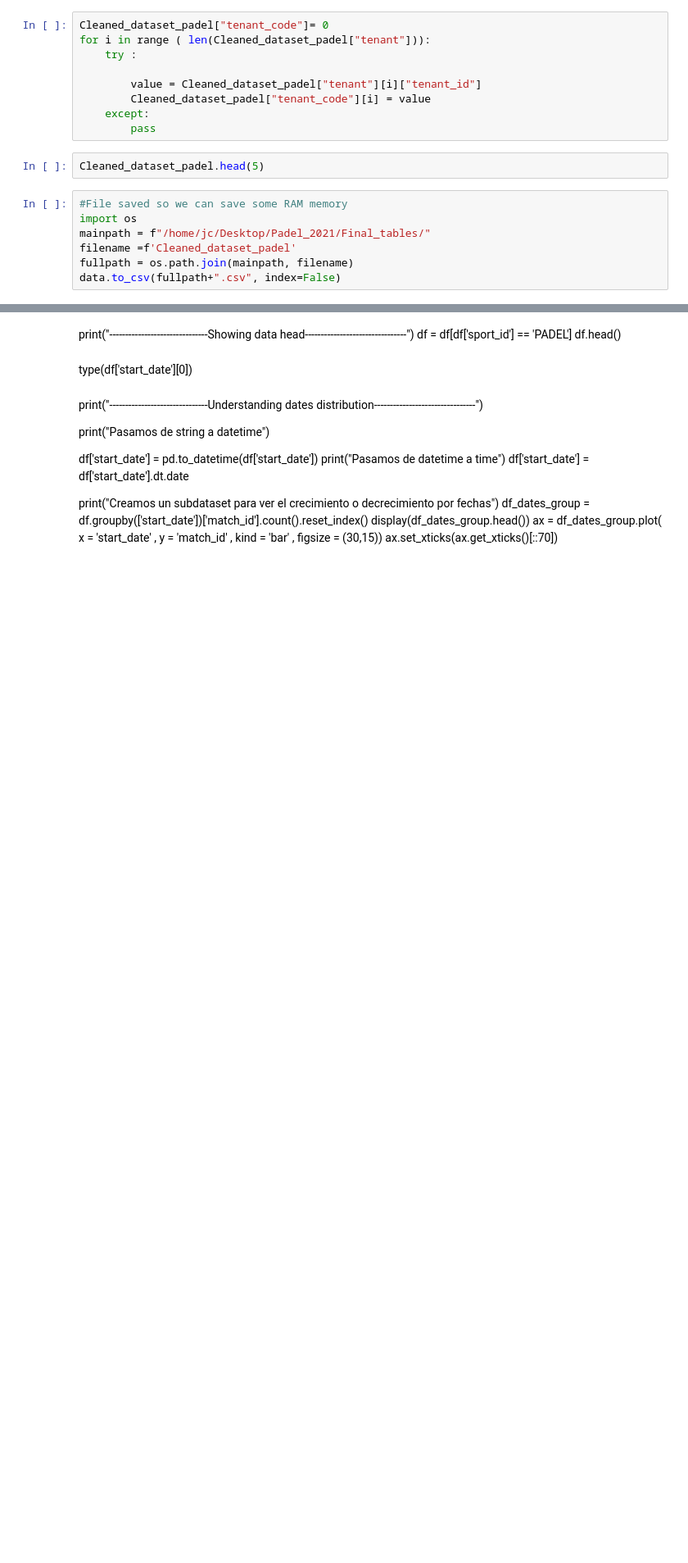
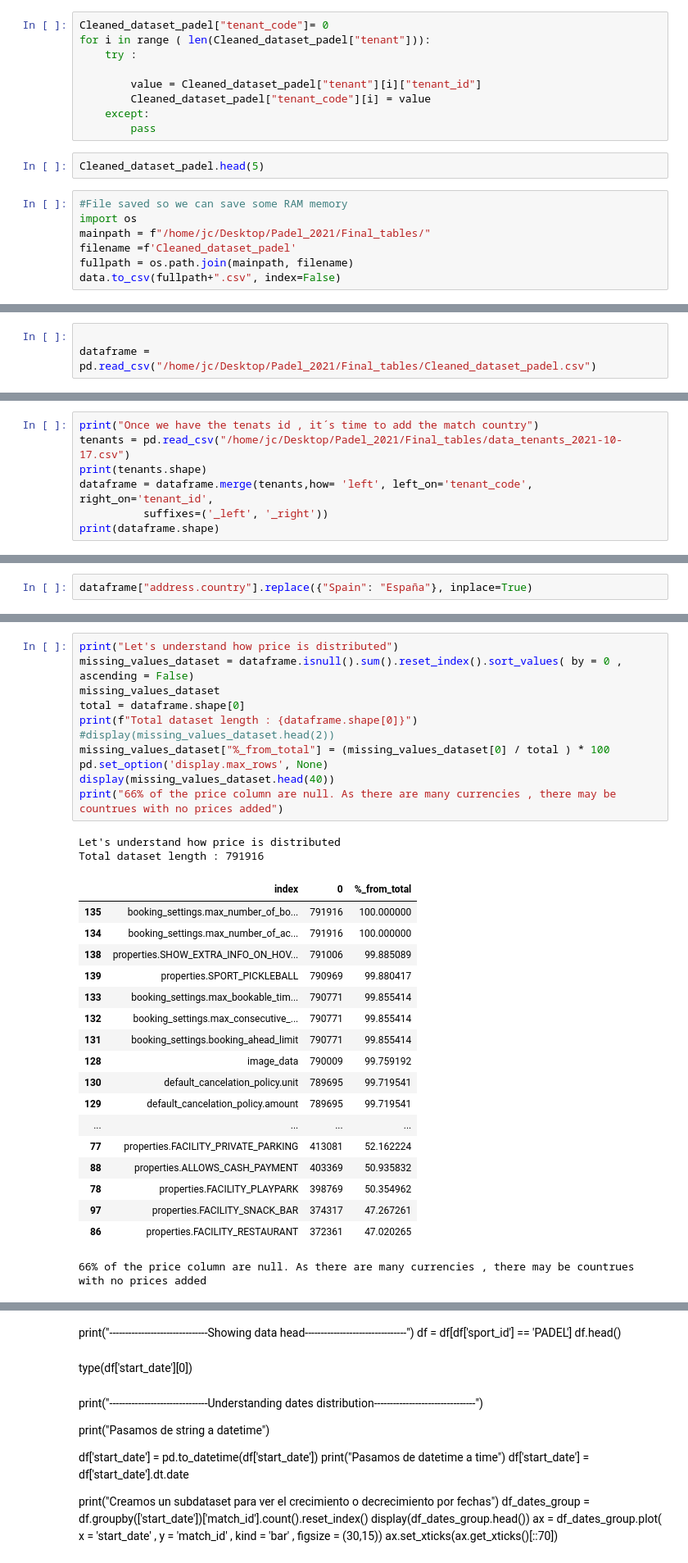
Before and after one commit to JCGlez93/Padel_project, a Jupyter notebook: Dataset_analysis.ipynb, the cells around one changed output, grey strips where cells are left out. Shown: that part at 82% size. Drawn from its saved outputs; the diff is of its cells as text; blank space fills up the shorter version.

```diff
--- a/Dataset_analysis.ipynb
+++ b/Dataset_analysis.ipynb
@@ -254,0 +258,3 @@ data.to_csv(fullpath+".csv", index=False)
+# %%
+
+dataframe = pd.read_csv("/home/jc/Desktop/Padel_2021/Final_tables/Cleaned_dataset_padel.csv")
@@ -254,0 +274,7 @@ data.to_csv(fullpath+".csv", index=False)
+# %%
+print("Once we have the tenats id , it´s time to add the match country")
+tenants = pd.read_csv("/home/jc/Desktop/Padel_2021/Final_tables/data_tenants_2021-10-17.csv")
+print(tenants.shape)
+dataframe = dataframe.merge(tenants,how= 'left', left_on='tenant_code', right_on='tenant_id',
+          suffixes=('_left', '_right'))
+print(dataframe.shape)
@@ -254,0 +285,2 @@ data.to_csv(fullpath+".csv", index=False)
+# %%
+dataframe["address.country"].replace({"Spain": "España"}, inplace=True)
@@ -254,0 +294,32 @@ data.to_csv(fullpath+".csv", index=False)
+# %%
+print("Let's understand how price is distributed")
+missing_values_dataset = dataframe.isnull().sum().reset_index().sort_values( by = 0 , ascending = False)
+missing_values_dataset
+total = dataframe.shape[0]
+print(f"Total dataset length : {dataframe.shape[0]}")
+#display(missing_values_dataset.head(2))
+missing_values_dataset["%_from_total"] = (missing_values_dataset[0] / total ) * 100
+pd.set_option('display.max_rows', None)
+display(missing_values_dataset.head(40))
+print("66% of the price column are null. As there are many currencies , there may be countrues with no prices added")
+# %% [output]
+Let's understand how price is distributed
+Total dataset length : 791916
+|  | index | 0 | %_from_total |
+| 135 | booking_settings.max_number_of_bo... | 791916 | 100.000000 |
+| 134 | booking_settings.max_number_of_ac... | 791916 | 100.000000 |
+| 138 | properties.SHOW_EXTRA_INFO_ON_HOV... | 791006 | 99.885089 |
+| 139 | properties.SPORT_PICKLEBALL | 790969 | 99.880417 |
+| 133 | booking_settings.max_bookable_tim... | 790771 | 99.855414 |
+| 132 | booking_settings.max_consecutive_... | 790771 | 99.855414 |
+| 131 | booking_settings.booking_ahead_limit | 790771 | 99.855414 |
+| 128 | image_data | 790009 | 99.759192 |
+| 130 | default_cancelation_policy.unit | 789695 | 99.719541 |
+| 129 | default_cancelation_policy.amount | 789695 | 99.719541 |
+| ... | ... | ... | ... |
+| 77 | properties.FACILITY_PRIVATE_PARKING | 413081 | 52.162224 |
+| 88 | properties.ALLOWS_CASH_PAYMENT | 403369 | 50.935832 |
+| 78 | properties.FACILITY_PLAYPARK | 398769 | 50.354962 |
+| 97 | properties.FACILITY_SNACK_BAR | 374317 | 47.267261 |
+| 86 | properties.FACILITY_RESTAURANT | 372361 | 47.020265 |
+66% of the price column are null. As there are many currencies , there may be countrues with no prices added
```
Also changed, not shown: parts of 17 cells of this notebook.
